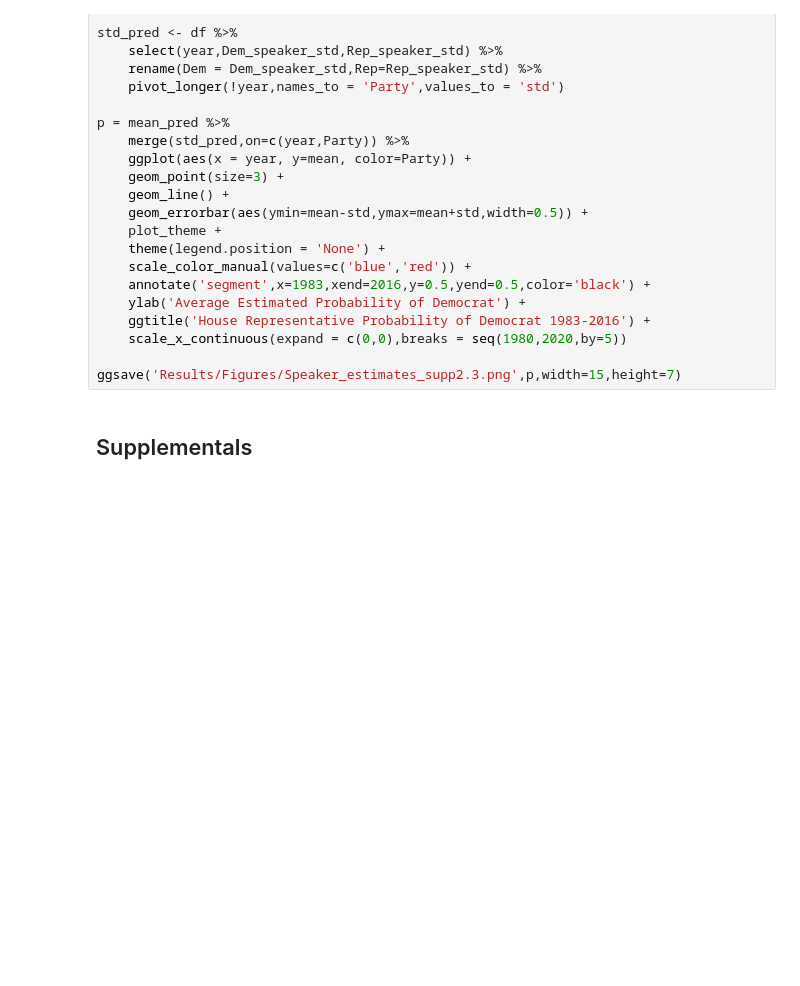
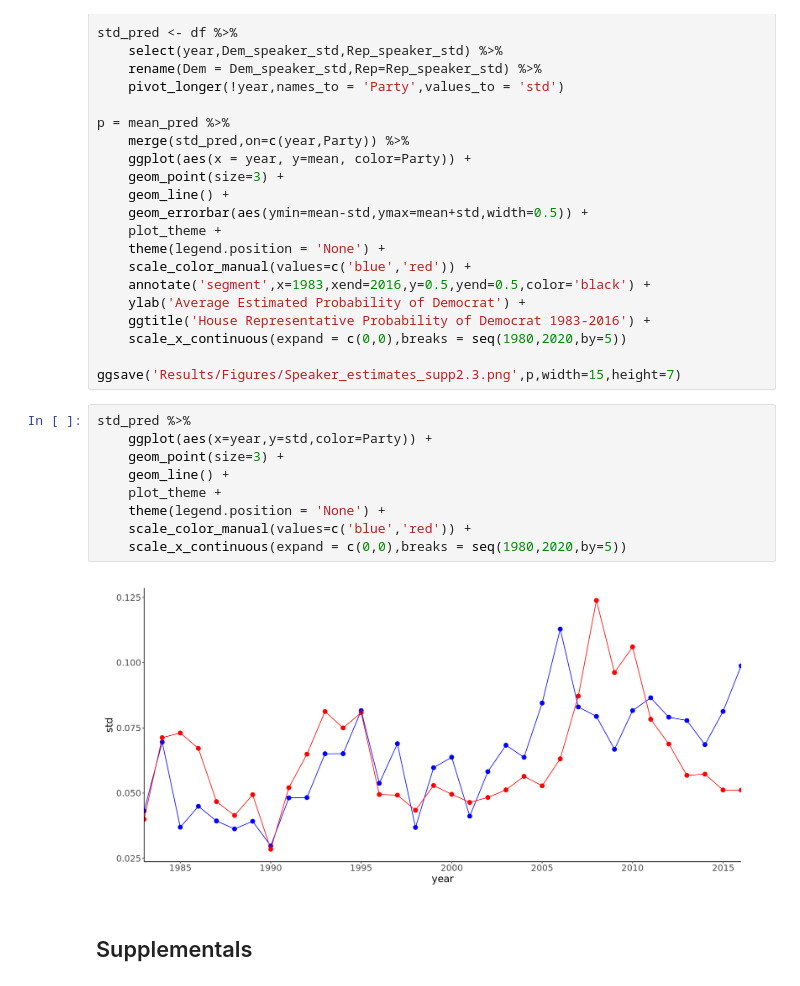
Before and after one commit to JM-Pearl/Dissertation, a Jupyter notebook: Visualize_classification_results.ipynb, the cells around one changed output. Saved outputs shown, nothing was run; the diff lists cells and outputs as text; blank space fills up the shorter version.

```diff
--- a/Visualize_classification_results.ipynb
+++ b/Visualize_classification_results.ipynb
@@ -135,6 +122,17 @@ p = mean_pred %>%
     scale_x_continuous(expand = c(0,0),breaks = seq(1980,2020,by=5))
 
 ggsave('Results/Figures/Speaker_estimates_supp2.3.png',p,width=15,height=7)
+# %%
+std_pred %>%
+    ggplot(aes(x=year,y=std,color=Party)) +
+    geom_point(size=3) +
+    geom_line() +
+    plot_theme +
+    theme(legend.position = 'None') +
+    scale_color_manual(values=c('blue','red')) +
+    scale_x_continuous(expand = c(0,0),breaks = seq(1980,2020,by=5))
+# %% [output]
+[figure, added]
 # %% [markdown]
 ## Supplementals
 # %% [markdown]
```
Also changed, not shown: parts of 11 cells of this notebook, 1 other file.
